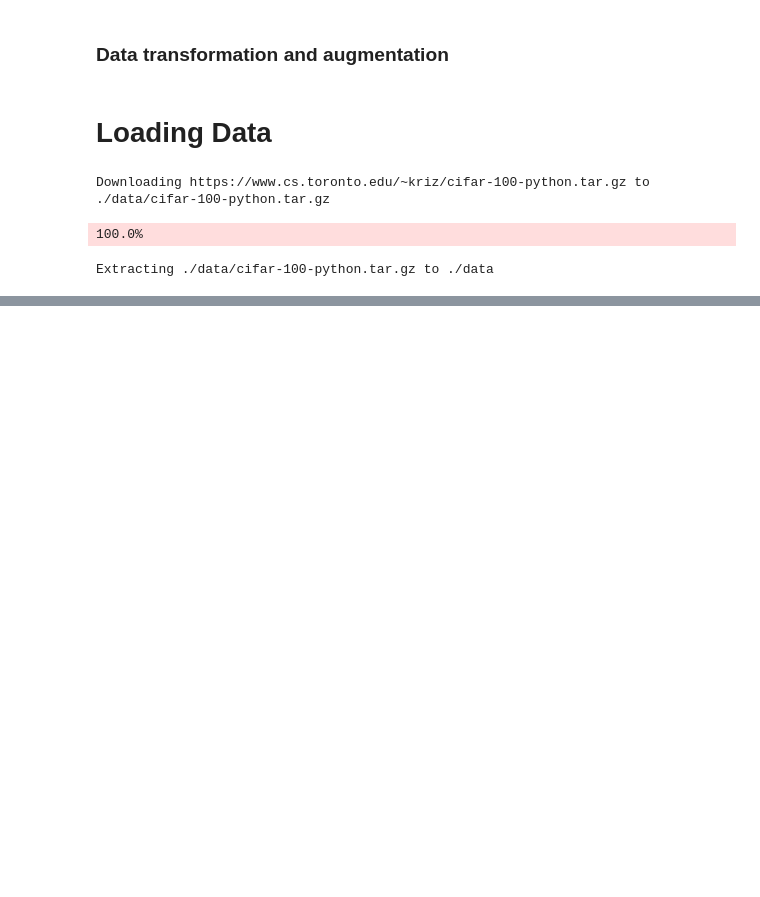
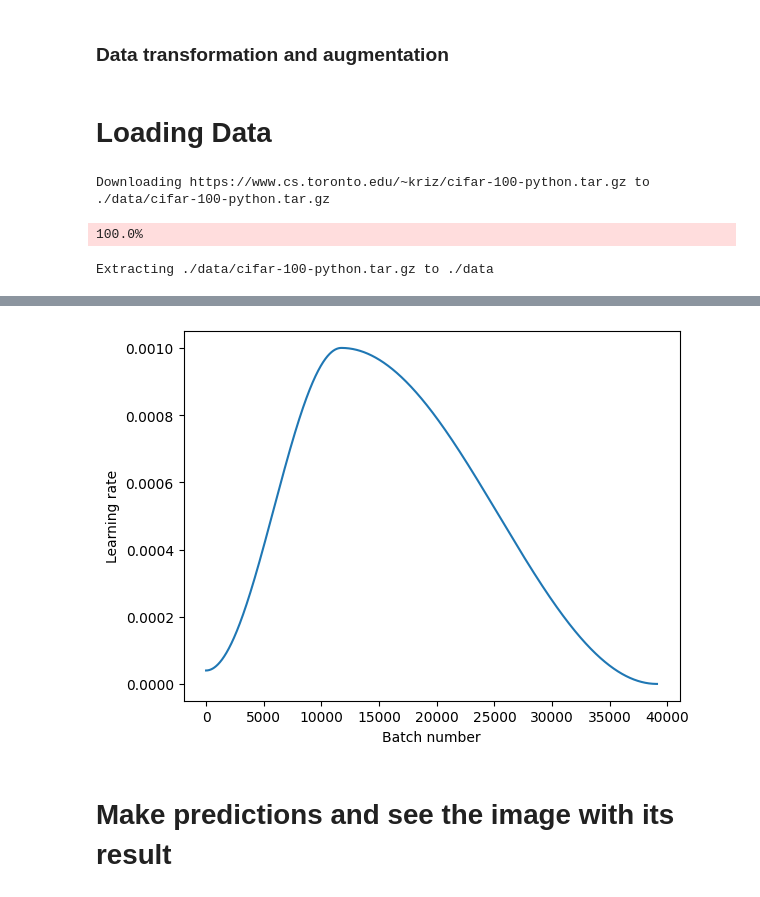
Before and after one commit to Gayanukaa/ResNet-Implementation, a Jupyter notebook: resnet-implementation-for-image-classification.ipynb, the cells around one changed output, grey strips where cells are left out. Saved outputs shown, nothing was run; the diff lists cells and outputs as text; code cells hidden in the pictures; blank space fills up the shorter version.

```diff
--- a/resnet-implementation-for-image-classification.ipynb
+++ b/resnet-implementation-for-image-classification.ipynb
@@ -44,0 +508,6 @@ Extracting ./data/cifar-100-python.tar.gz to ./data
+# %%
+plot_lrs(history)
+# %% [output]
+[figure, added]
+# %% [markdown]
+# Make predictions and see the image with its result
```
Also changed, not shown: parts of 45 cells of this notebook, 1 other file.
